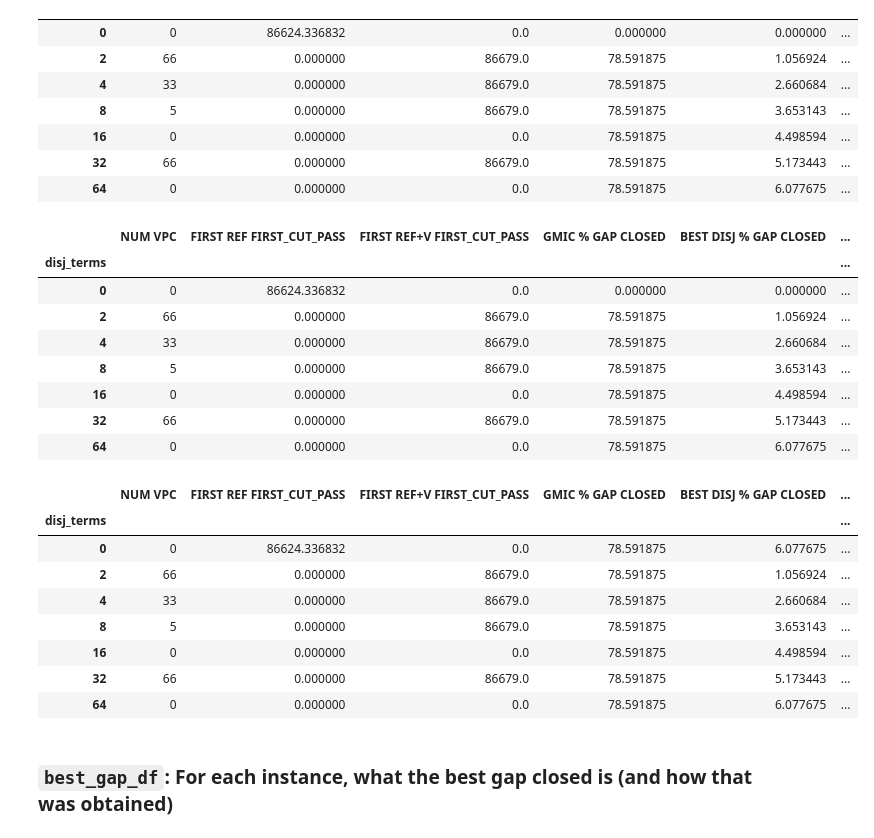
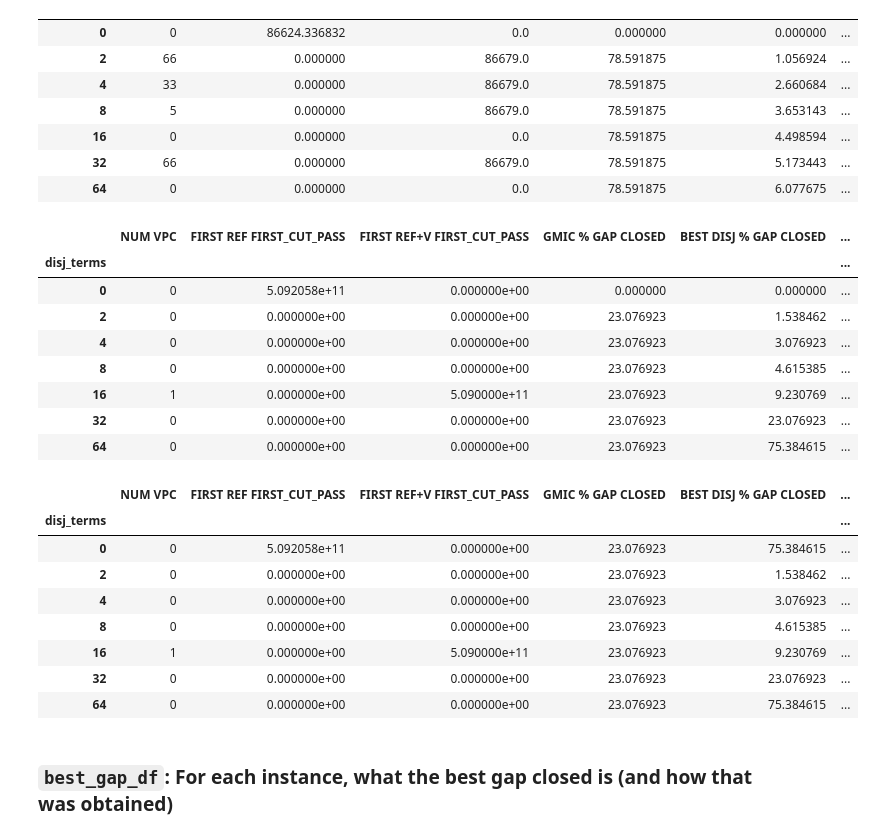
Before and after one commit to akazachk/vpc, a Jupyter notebook: plots/plots.ipynb, the cells around one changed output. Saved outputs shown, nothing was run; the diff lists cells and outputs as text; code cells hidden in the pictures.

```diff
--- a/plots/plots.ipynb
+++ b/plots/plots.ipynb
@@ -954,7 +954,7 @@ gap_cols = [
 # This may cause the stats in the "best" row to improve
 # For example, we replace V+GurF with GurF when no VPCs are generated, since that is what would occur without VPCs
 # But if GurF is better than any V+GurF when VPCs are produced, then the average in the max-row is inflated
-SHOULD_UPDATE_MAX_WHEN_NO_VPCS = True
+SHOULD_UPDATE_MAX_WHEN_NO_VPCS = False
 
 # inst_set = selected_gap_df.index.get_level_values(0).unique()
 inst_set = selected_gap_df.index.levels[0]
@@ -1047,30 +1048,30 @@ display(tmp_df)
 | 32 | 66 | 0.000000 | 86679.0 | 78.591875 | 5.173443 | ... |
 | 64 | 0 | 0.000000 | 0.0 | 78.591875 | 6.077675 | ... |
 # %%
-inst = 'f2gap801600_presolved'
+inst = 'neos-1112787_presolved'
 
 display(gap_df.loc[inst,['NUM VPC']+['FIRST REF FIRST_CUT_PASS']+['FIRST REF+V FIRST_CUT_PASS']+gap_cols])
 
 display(selected_gap_df.loc[inst,['NUM VPC']+['FIRST REF FIRST_CUT_PASS']+['FIRST REF+V FIRST_CUT_PASS']+gap_cols])
 # %% [output]
 |  | NUM VPC | FIRST REF FIRST_CUT_PASS | FIRST REF+V FIRST_CUT_PASS | GMIC % GAP CLOSED | BEST DISJ % GAP CLOSED | ... |
 | disj_terms |  |  |  |  |  | ... |
-| 0 | 0 | 86624.336832 | 0.0 | 0.000000 | 0.000000 | ... |
-| 2 | 66 | 0.000000 | 86679.0 | 78.591875 | 1.056924 | ... |
-| 4 | 33 | 0.000000 | 86679.0 | 78.591875 | 2.660684 | ... |
-| 8 | 5 | 0.000000 | 86679.0 | 78.591875 | 3.653143 | ... |
-| 16 | 0 | 0.000000 | 0.0 | 78.591875 | 4.498594 | ... |
-| 32 | 66 | 0.000000 | 86679.0 | 78.591875 | 5.173443 | ... |
-| 64 | 0 | 0.000000 | 0.0 | 78.591875 | 6.077675 | ... |
+| 0 | 0 | 5.092058e+11 | 0.000000e+00 | 0.000000 | 0.000000 | ... |
+| 2 | 0 | 0.000000e+00 | 0.000000e+00 | 23.076923 | 1.538462 | ... |
+| 4 | 0 | 0.000000e+00 | 0.000000e+00 | 23.076923 | 3.076923 | ... |
+| 8 | 0 | 0.000000e+00 | 0.000000e+00 | 23.076923 | 4.615385 | ... |
+| 16 | 1 | 0.000000e+00 | 5.090000e+11 | 23.076923 | 9.230769 | ... |
+| 32 | 0 | 0.000000e+00 | 0.000000e+00 | 23.076923 | 23.076923 | ... |
+| 64 | 0 | 0.000000e+00 | 0.000000e+00 | 23.076923 | 75.384615 | ... |
 |  | NUM VPC | FIRST REF FIRST_CUT_PASS | FIRST REF+V FIRST_CUT_PASS | GMIC % GAP CLOSED | BEST DISJ % GAP CLOSED | ... |
 | disj_terms |  |  |  |  |  | ... |
-| 0 | 0 | 86624.336832 | 0.0 | 78.591875 | 6.077675 | ... |
-| 2 | 66 | 0.000000 | 86679.0 | 78.591875 | 1.056924 | ... |
-| 4 | 33 | 0.000000 | 86679.0 | 78.591875 | 2.660684 | ... |
-| 8 | 5 | 0.000000 | 86679.0 | 78.591875 | 3.653143 | ... |
-| 16 | 0 | 0.000000 | 0.0 | 78.591875 | 4.498594 | ... |
-| 32 | 66 | 0.000000 | 86679.0 | 78.591875 | 5.173443 | ... |
-| 64 | 0 | 0.000000 | 0.0 | 78.591875 | 6.077675 | ... |
+| 0 | 0 | 5.092058e+11 | 0.000000e+00 | 23.076923 | 75.384615 | ... |
+| 2 | 0 | 0.000000e+00 | 0.000000e+00 | 23.076923 | 1.538462 | ... |
+| 4 | 0 | 0.000000e+00 | 0.000000e+00 | 23.076923 | 3.076923 | ... |
+| 8 | 0 | 0.000000e+00 | 0.000000e+00 | 23.076923 | 4.615385 | ... |
+| 16 | 1 | 0.000000e+00 | 5.090000e+11 | 23.076923 | 9.230769 | ... |
+| 32 | 0 | 0.000000e+00 | 0.000000e+00 | 23.076923 | 23.076923 | ... |
+| 64 | 0 | 0.000000e+00 | 0.000000e+00 | 23.076923 | 75.384615 | ... |
 # %% [markdown]
 ### `best_gap_df`: For each instance, what the best gap closed is (and how that was obtained)
 # %%
```
Also changed, not shown: parts of 3 cells of this notebook.
